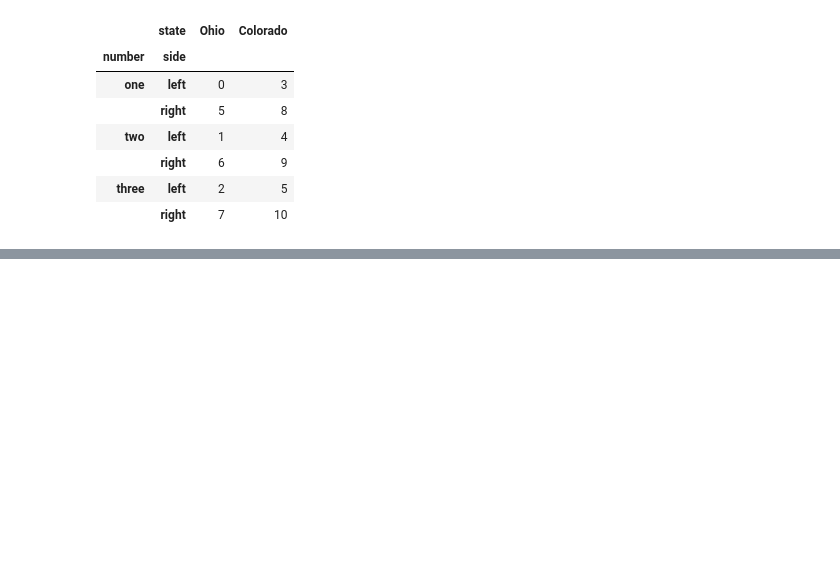
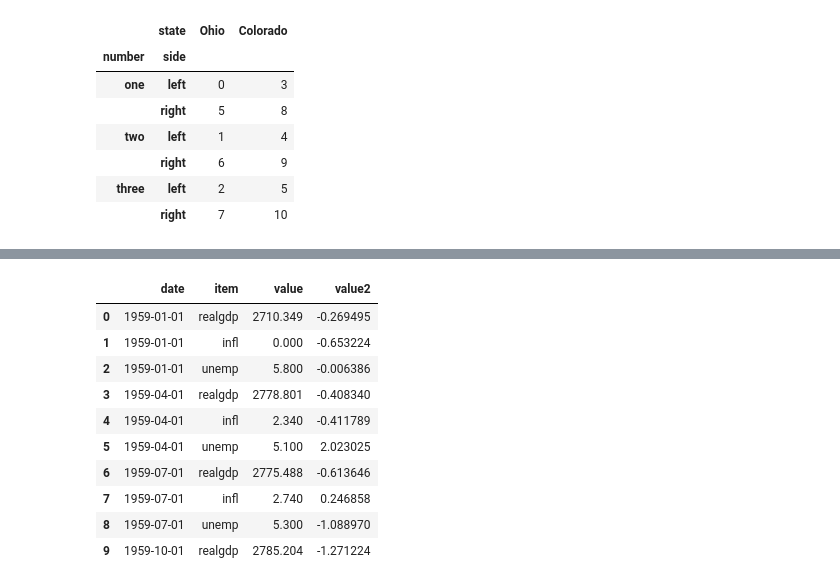
Before and after one commit to f-ckyou/pandas, a Jupyter notebook: pd-8/3_reshaping_and_pivoting.ipynb, the cells around one changed output, grey strips where cells are left out. Cells and saved outputs as stored; diff of their text form; code cells hidden in the pictures; blank space fills up the shorter version.

```diff
--- a/pd-8/3_reshaping_and_pivoting.ipynb
+++ b/pd-8/3_reshaping_and_pivoting.ipynb
@@ -143,0 +171,8 @@ df.unstack(level="state").stack(level="side", future_stack=True)
+# %%
+# use pd.PeriodIndex is a special kind of index that represents periods of time -- like days, months, quators, or years -- instead of exact timestamps
+periods = pd.PeriodIndex(year=data.pop("year"),
+                         quarter=data.pop("quarter"),
+                         name="date")
+periods
+
+# pop is a method on dataFrame, which returns a column while deleting it from the DataFrame at the same time
@@ -143,0 +268,16 @@ df.unstack(level="state").stack(level="side", future_stack=True)
+# %%
+# suppose you had two value columns that we want to reshape simultaneously
+long_data["value2"] = np.random.standard_normal(len(long_data))
+long_data[:10]
+# %% [output]
+|  | date | item | value | value2 |
+| 0 | 1959-01-01 | realgdp | 2710.349 | -0.269495 |
+| 1 | 1959-01-01 | infl | 0.000 | -0.653224 |
+| 2 | 1959-01-01 | unemp | 5.800 | -0.006386 |
+| 3 | 1959-04-01 | realgdp | 2778.801 | -0.408340 |
+| 4 | 1959-04-01 | infl | 2.340 | -0.411789 |
+| 5 | 1959-04-01 | unemp | 5.100 | 2.023025 |
+| 6 | 1959-07-01 | realgdp | 2775.488 | -0.613646 |
+| 7 | 1959-07-01 | infl | 2.740 | 0.246858 |
+| 8 | 1959-07-01 | unemp | 5.300 | -1.088970 |
+| 9 | 1959-10-01 | realgdp | 2785.204 | -1.271224 |
```
Also changed, not shown: parts of 14 cells of this notebook, 1 other file.
